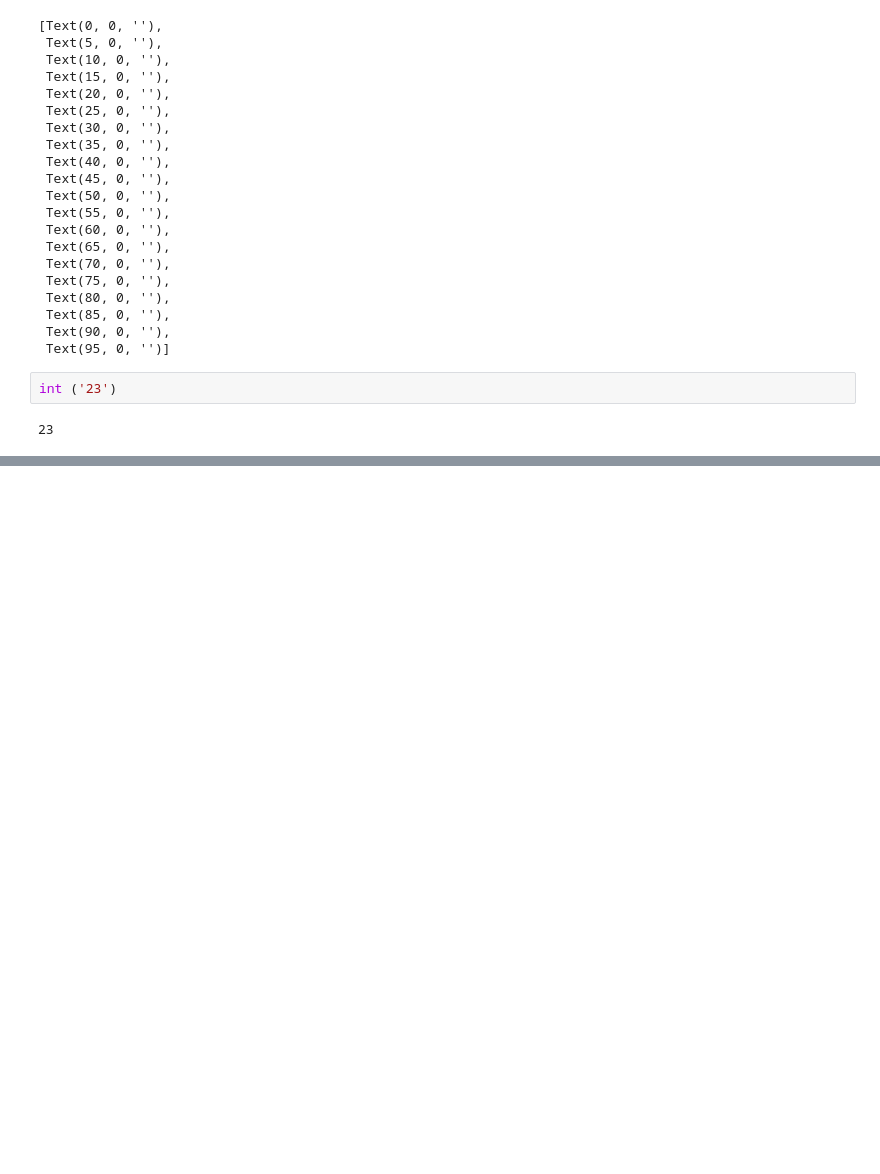
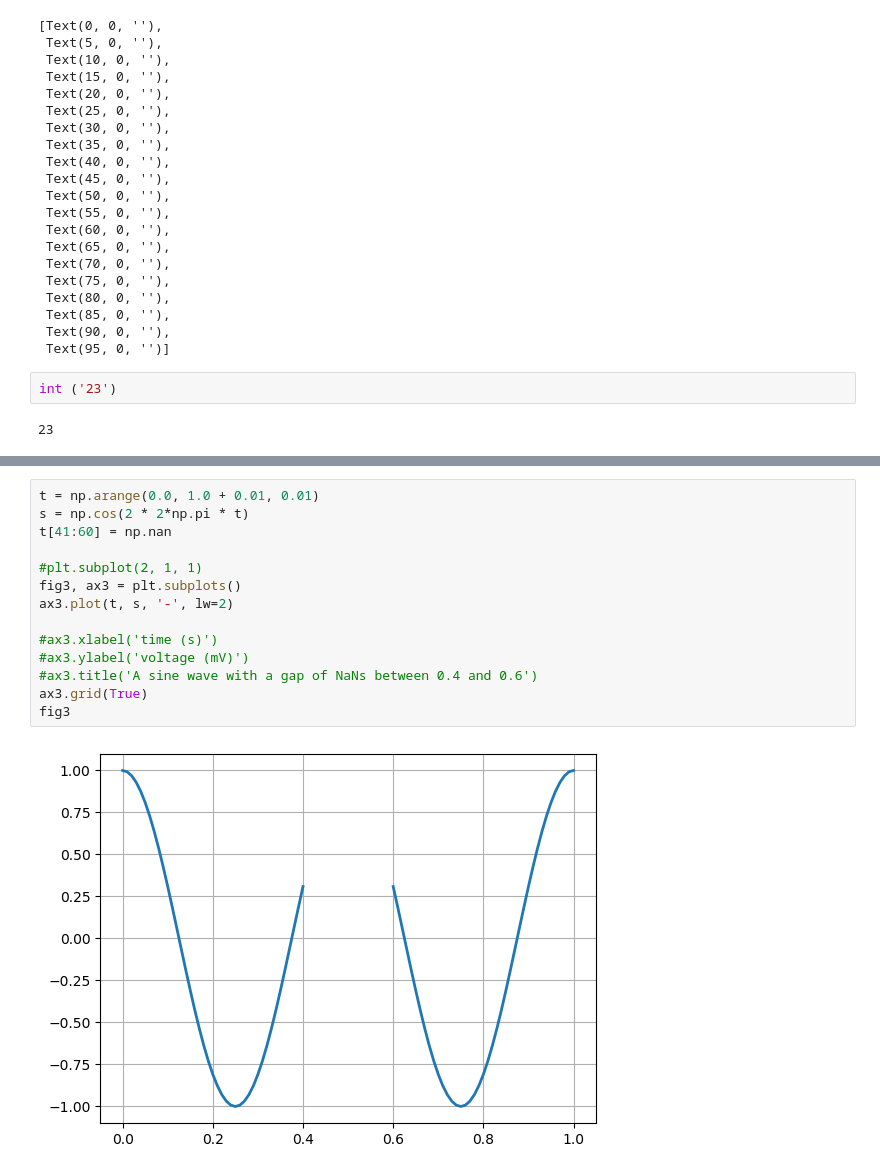
Before and after one commit to dominikmik195/mat_soft, a Jupyter notebook: corona.ipynb, the cells around one changed output, grey strips where cells are left out. Cells and saved outputs as stored; diff of their text form; blank space fills up the shorter version.

```diff
--- a/corona.ipynb
+++ b/corona.ipynb
@@ -221,0 +245,16 @@ prikazi_stopu('Sweden')
+# %%
+t = np.arange(0.0, 1.0 + 0.01, 0.01)
+s = np.cos(2 * 2*np.pi * t)
+t[41:60] = np.nan
+
+#plt.subplot(2, 1, 1)
+fig3, ax3 = plt.subplots()
+ax3.plot(t, s, '-', lw=2)
+
+#ax3.xlabel('time (s)')
+#ax3.ylabel('voltage (mV)')
+#ax3.title('A sine wave with a gap of NaNs between 0.4 and 0.6')
+ax3.grid(True)
+fig3
+# %% [output]
+[figure, added]
```
Also changed, not shown: parts of 14 cells of this notebook.
